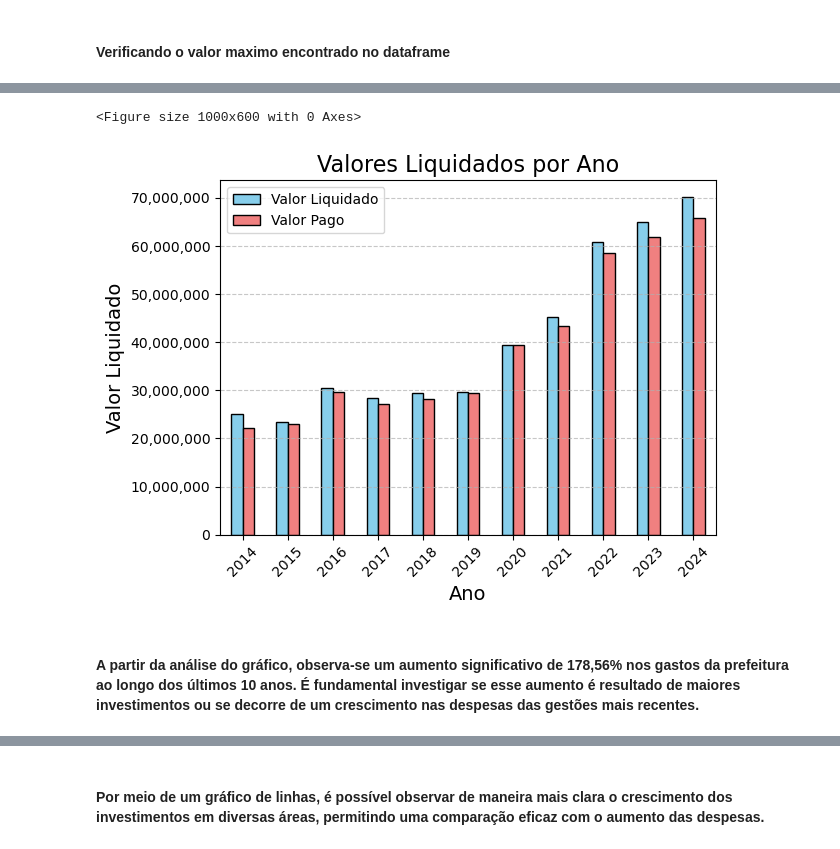
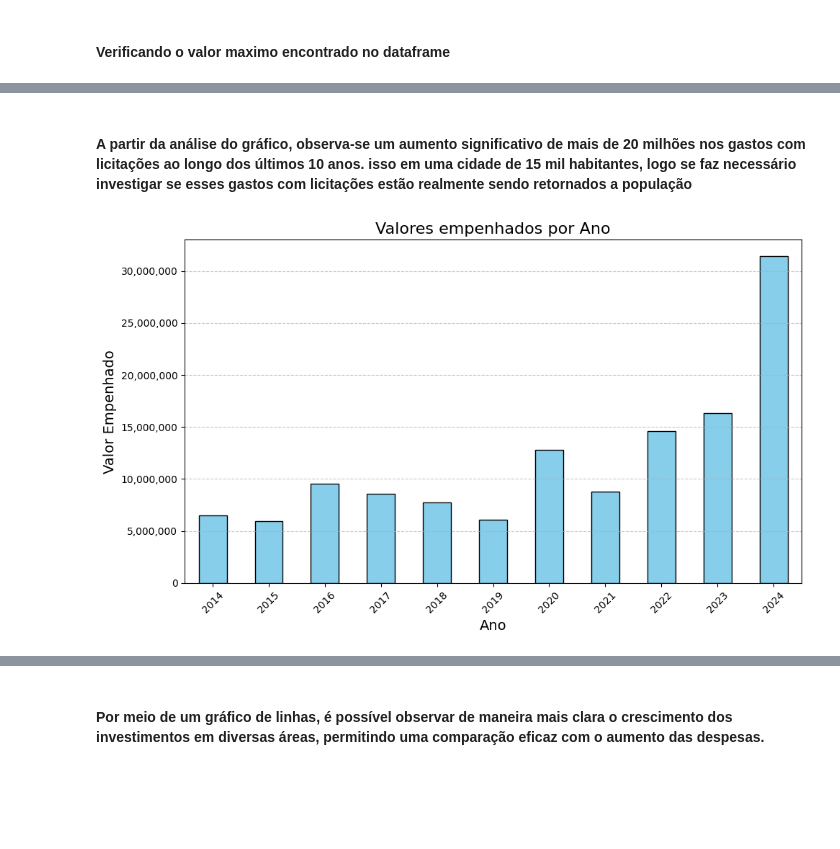
Before and after one commit to HumbertoNunesLira/Analise-de-dados-do-setor-financeiro-do-municipio-de-Teixeira-PB, a Jupyter notebook: projeto.ipynb, the cells around one changed output, grey strips where cells are left out. Saved outputs shown, nothing was run; the diff lists cells and outputs as text; code cells hidden in the pictures; blank space fills up the shorter version.

```diff
--- a/projeto.ipynb
+++ b/projeto.ipynb
@@ -284,3 +300,5 @@ df2.describe()
+# %%
+df2 = df2.dropna()
 # %% [markdown]
 #### Verificando o valor maximo encontrado no dataframe
 # %%
@@ -296,22 +331,41 @@ VALOR QUE SE EMPENHA PARA ATENDER AO PAGAMENTO REFERENTE DEVOLUÇÃO DE SALDO DE
+# %%
+funcoes={
+    '8 - Assistência Social' : 'social',
+    '10 - Saúde' : 'saude',
+    '2080 - Fundo Municipal de Saúde' : 'saude',
+    '4 - Administração' : 'administracao',
+    '2040 - Secretaria de Administração' : 'administracao',
+    '20 - Agricultura' : 'agricultura',
+    '2090 - Secretaria de Agricultura,Pecuária e Abastecimento' : 'agricultura',
+    '13 - Cultura' : 'cultura',
+    '12 - Educação' : 'educacao',
+    '2150 - Secretaria de Educação' : 'educacao',
+    '15 - Urbanismo' : 'urbanizacao',
+    '2170 - Secretaria de Infraestrutura e Serviços Urbanos' : 'urbanizacao',
+    '2050 - Secretaria de Saúde' : 'saude',
+    '2090 - Fundo Municipal de Saúde' : 'saude',
+    '2080 - Secretaria de Educação' : 'educacao',
+    '2020 - Secretaria de Administração' : 'administracao',
+    '2060 - Secretaria de Agricultura,Pecuária e Abastecimento' : 'agricultura',
+    '2110 - Secretaria de Planejamento' : 'urbanizacao',
+}
+
+df3 = df2.copy()
+df3['categoria'] = df3['Função'].map(funcoes)
+# %% [markdown]
+#### A partir da análise do gráfico, observa-se um aumento significativo de mais de 20 milhões nos gastos com licitações ao longo dos últimos 10 anos. isso em uma cidade de 15 mil habitantes, logo se faz necessário investigar se esses gastos com licitações estão realmente sendo retornados a população
 # %%
-df2['Data'] = pd.to_datetime(df2['Data'], format='%d/%m/%Y', errors='coerce')
-df2.dropna(subset=['Data'], inplace =True)                                                         #coloca os anos em inteiros
-df2.loc[:, 'Ano'] = df2['Data'].dt.year.astype(int)
-
-valores_por_ano = df2.groupby('Ano')[['Valor Liquidado', 'Valor Pago']].sum()
+valores_por_ano = df3.groupby('Ano')['Valor Empenhado'].sum()
 
 plt.figure(figsize=(10, 6))
-valores_por_ano.plot(kind='bar', color=['skyblue', 'lightcoral'], edgecolor='black')
-plt.title('Valores Liquidados por Ano', fontsize=16)
+valores_por_ano.plot(kind='bar', color=['skyblue'], edgecolor='black')
+plt.title('Valores empenhados por Ano', fontsize=16)
 plt.xlabel('Ano', fontsize=14)
-plt.ylabel('Valor Liquidado', fontsize=14)
+plt.ylabel('Valor Empenhado', fontsize=14)
 plt.gca().yaxis.set_major_formatter(mticker.StrMethodFormatter('{x:,.0f}'))  #ajusta a escala do eixo y para milhões
 plt.xticks(rotation=45)
 plt.grid(axis='y', linestyle='--', alpha=0.7)
 plt.tight_layout()
 plt.show()
 # %% [output]
-<Figure size 1000x600 with 0 Axes>
-[figure, old version]
+[figure, new version]
-# %% [markdown]
-#### A partir da análise do gráfico, observa-se um aumento significativo de 178,56% nos gastos da prefeitura ao longo dos últimos 10 anos. É fundamental investigar se esse aumento é resultado de maiores investimentos ou se decorre de um crescimento nas despesas das gestões mais recentes.
```
Also changed, not shown: parts of 33 cells of this notebook.
